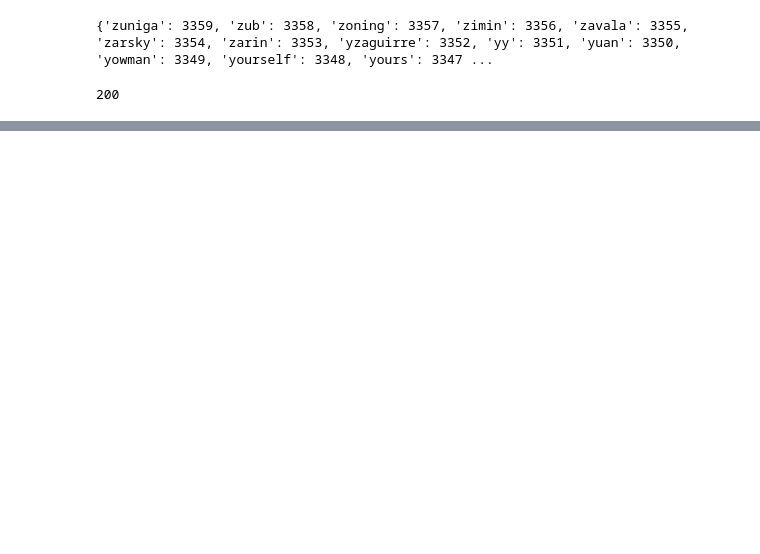
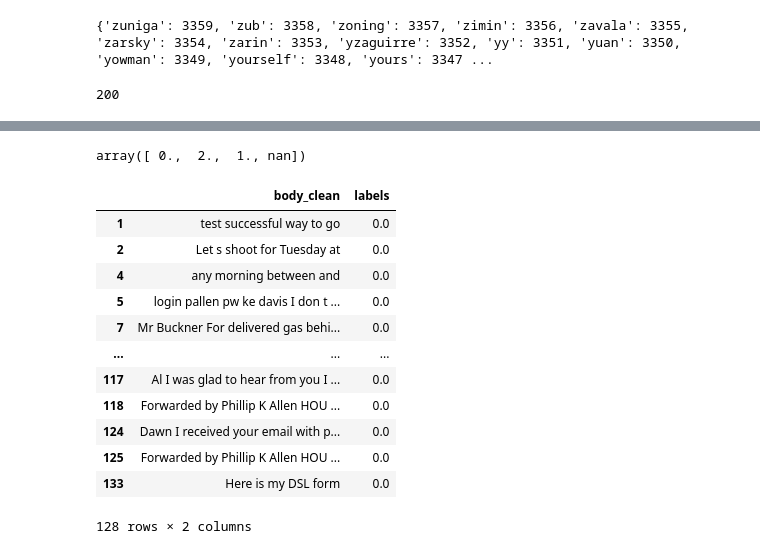
Before and after one commit to franckglastre/NLP-Datascientest, a Jupyter notebook: projetClustering082022.ipynb, the cells around one changed output, grey strips where cells are left out. Drawn from its saved outputs; the diff is of its cells as text; code cells hidden in the pictures; blank space fills up the shorter version.

```diff
--- a/projetClustering082022.ipynb
+++ b/projetClustering082022.ipynb
@@ -134,0 +148,8 @@ ValueError: setting an array element with a sequence.
+# %%
+true_k = 3
+model = KMeans(n_clusters=true_k, init='k-means++', max_iter=200, n_init=10)
+model.fit(body_linkage)
+labels=model.labels_
+
+print(pd.Series(labels))
+print(len(df))
@@ -134,0 +170,21 @@ ValueError: setting an array element with a sequence.
+# %%
+df['labels']=pd.Series(labels)
+df['labels'].unique()
+# %% [output]
+array([ 0.,  2.,  1., nan])
+# %%
+df[df['labels']==0][['body_clean','labels']]
+# %% [output]
+|  | body_clean | labels |
+| 1 | test successful way to go | 0.0 |
+| 2 | Let s shoot for Tuesday at | 0.0 |
+| 4 | any morning between and | 0.0 |
+| 5 | login pallen pw ke davis I don t ... | 0.0 |
+| 7 | Mr Buckner For delivered gas behi... | 0.0 |
+| ... | ... | ... |
+| 117 | Al I was glad to hear from you I ... | 0.0 |
+| 118 | Forwarded by Phillip K Allen HOU ... | 0.0 |
+| 124 | Dawn I received your email with p... | 0.0 |
+| 125 | Forwarded by Phillip K Allen HOU ... | 0.0 |
+| 133 | Here is my DSL form | 0.0 |
+128 rows × 2 columns
```
Also changed, not shown: parts of 9 cells of this notebook.
